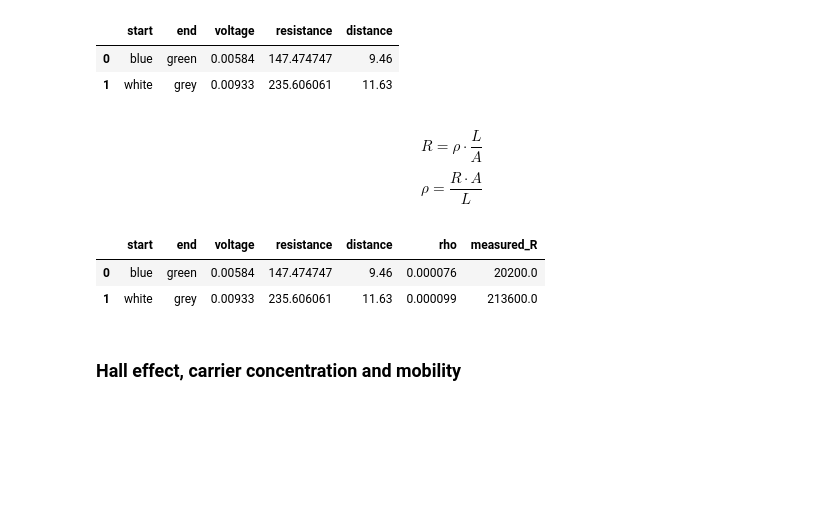
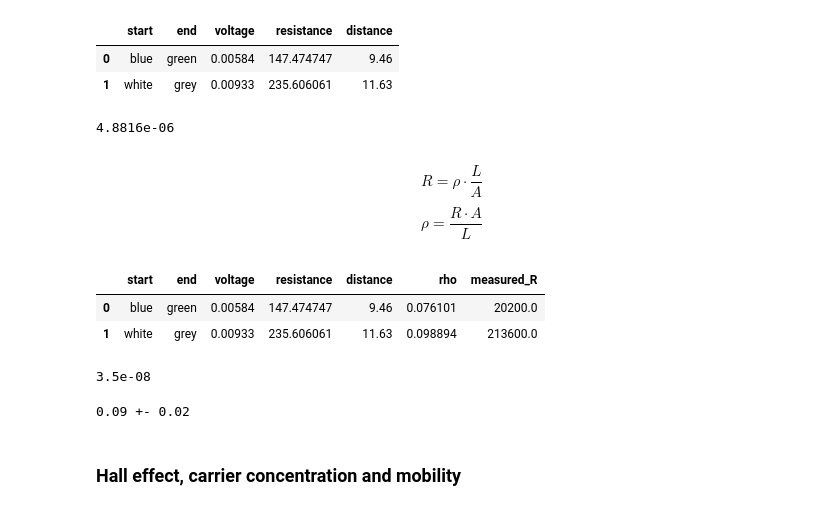
Before and after one commit to trevorm4x/APL-fuel-first, a Jupyter notebook: Lab/Lab2/APL_2_cell.ipynb, the cells around one changed output. Drawn from its saved outputs; the diff is of its cells as text; code cells hidden in the pictures; blank space fills up the shorter version.

```diff
--- a/Lab/Lab2/APL_2_cell.ipynb
+++ b/Lab/Lab2/APL_2_cell.ipynb
@@ -162,17 +241,20 @@ fourwire
 | 0 | blue | green | 0.00584 | 147.474747 | 9.46 |
 | 1 | white | grey | 0.00933 | 235.606061 | 11.63 |
 # %%
-csa = cross_sectional_area = silicon_dimensions[1] * silicon_thickness * 1e-3**2
+csa = cross_sectional_area = silicon_dimensions[1]*1e-3 * silicon_thickness*1e-3
+csa
+# %% [output]
+4.8816e-06
 # %% [markdown]
 $$R=\rho\cdot \frac{L}{A}$$
 $$\rho=\frac{R\cdot A}{L}$$
 # %%
-fourwire.insert(5, 'rho', fourwire.resistance * csa / fourwire.distance)
+fourwire.insert(5, 'rho', fourwire.resistance * csa / (fourwire.distance*1e-3))
 
 fourwire.insert(6, 'measured_R', [20.2e3, 213.6e3])
 
 fourwire
 # %% [output]
 |  | start | end | voltage | resistance | distance | rho | measured_R |
-| 0 | blue | green | 0.00584 | 147.474747 | 9.46 | 0.000076 | 20200.0 |
-| 1 | white | grey | 0.00933 | 235.606061 | 11.63 | 0.000099 | 213600.0 |
+| 0 | blue | green | 0.00584 | 147.474747 | 9.46 | 0.076101 | 20200.0 |
+| 1 | white | grey | 0.00933 | 235.606061 | 11.63 | 0.098894 | 213600.0 |
@@ -179,3 +263,11 @@ fourwire
+# %%
+3.5 *1e-6*1e-2
+# %% [output]
+3.5e-08
+# %%
+_ = print_unc(fourwire.rho.mean(), fourwire.rho.std())
+# %% [output]
+0.09 +- 0.02
 # %% [markdown]
 ### Hall effect, carrier concentration and mobility
 # %% [markdown]
```
Also changed, not shown: parts of 4 cells of this notebook, 1 other file.
